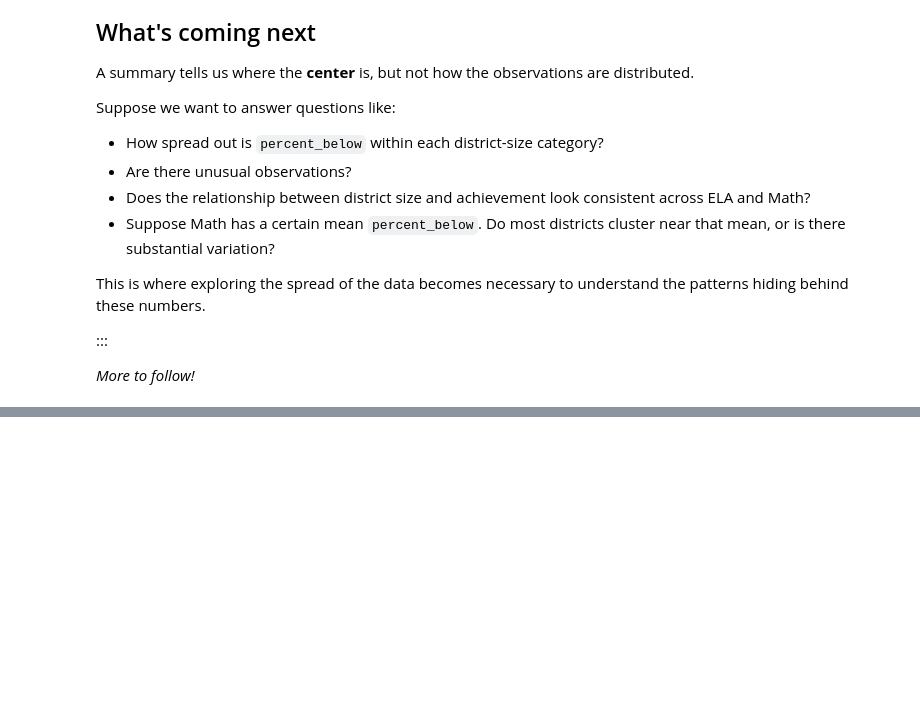
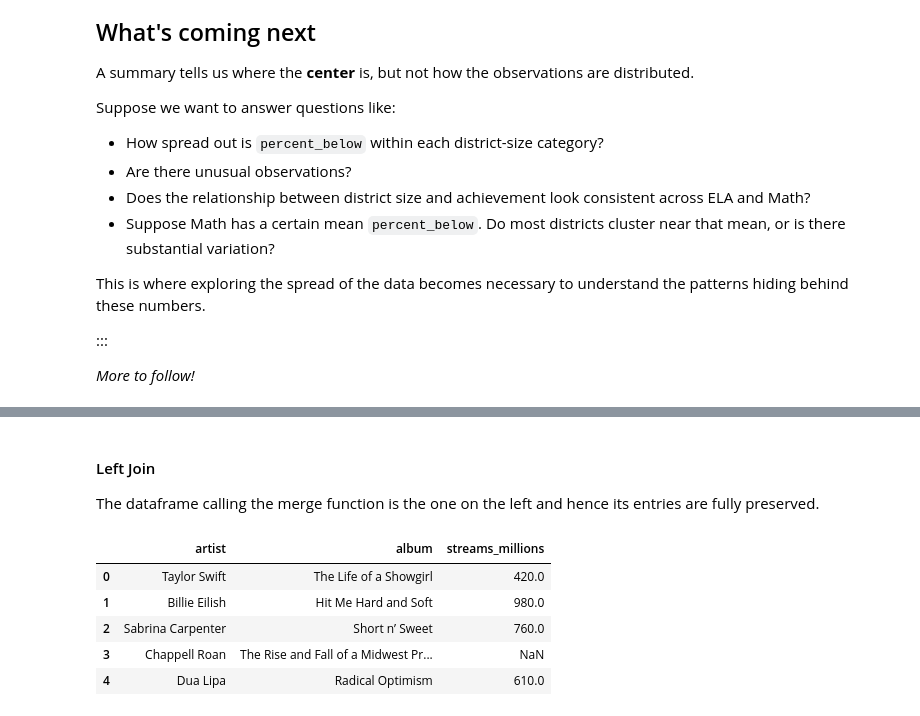
Before and after one commit to satadisha/data-exploratorium, a Jupyter notebook: DS3100/Unit_01/DS3100_Tennessee_Wrangling_Case_Study_Python_solved.ipynb, the cells around one changed output, grey strips where cells are left out. Cells and saved outputs as stored; diff of their text form; code cells hidden in the pictures; blank space fills up the shorter version.

```diff
--- a/DS3100/Unit_01/DS3100_Tennessee_Wrangling_Case_Study_Python.ipynb
+++ b/DS3100/Unit_01/DS3100_Tennessee_Wrangling_Case_Study_Python_solved.ipynb
@@ -503,0 +604,19 @@ This is where exploring the spread of the data becomes necessary to understand t
+# %% [markdown]
+#### Left Join
+
+The dataframe calling the merge function is the one on the left and hence its entries are fully preserved.
+# %%
+joined_df = album_release_df.merge(
+    streaming_metrics_df,
+    on="album",
+    how="left"
+)
+
+joined_df
+# %% [output]
+|  | artist | album | streams_millions |
+| 0 | Taylor Swift | The Life of a Showgirl | 420.0 |
+| 1 | Billie Eilish | Hit Me Hard and Soft | 980.0 |
+| 2 | Sabrina Carpenter | Short n’ Sweet | 760.0 |
+| 3 | Chappell Roan | The Rise and Fall of a Midwest Pr... | NaN |
+| 4 | Dua Lipa | Radical Optimism | 610.0 |
```
Also changed, not shown: parts of 12 cells of this notebook, 6 other files.
